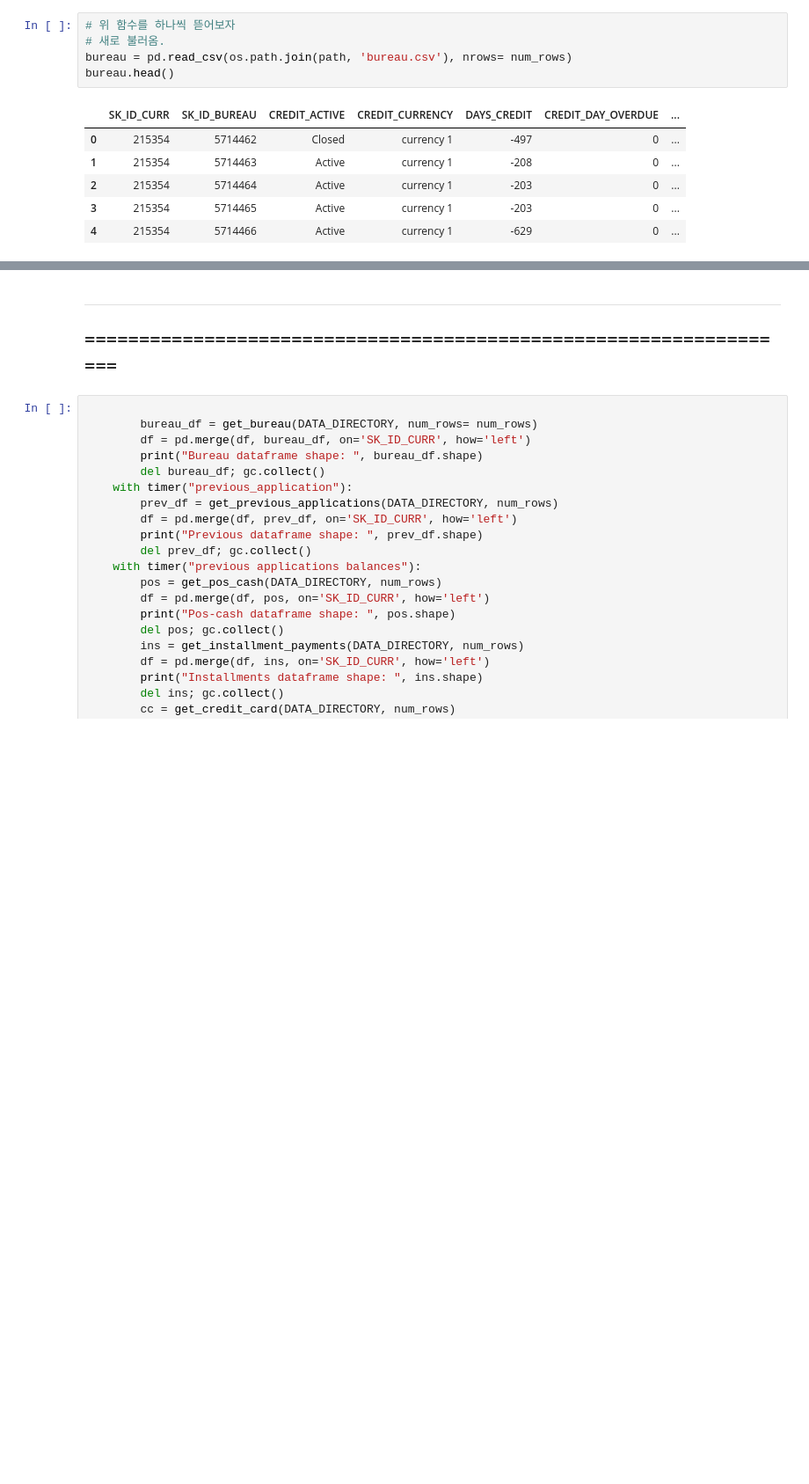
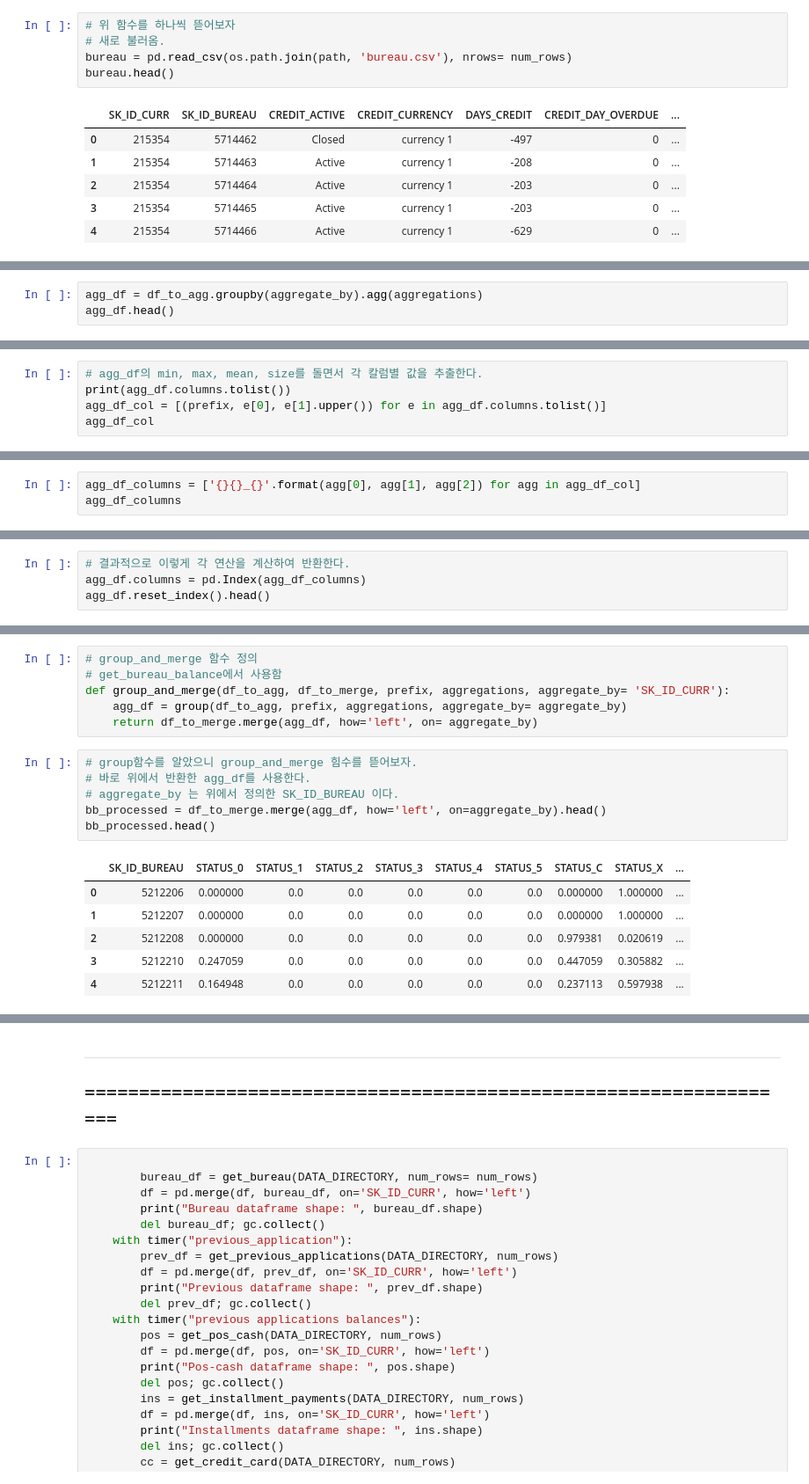
Before and after one commit to ecjang/pages, a Jupyter notebook: Kaggle/003_MultiClass_Classification_HomeCredit_LightGBM_7th.ipynb, the cells around one changed output, grey strips where cells are left out. Shown: that part at 88% size. Cells and saved outputs as stored; diff of their text form; blank space fills up the shorter version.

```diff
--- a/Kaggle/003_MultiClass_Classification_HomeCredit_LightGBM_7th.ipynb
+++ b/Kaggle/003_MultiClass_Classification_HomeCredit_LightGBM_7th.ipynb
@@ -733,0 +845,3 @@ NameError: name 'get_bureau_balance' is not defined
+# %%
+agg_df = df_to_agg.groupby(aggregate_by).agg(aggregations)
+agg_df.head()
@@ -733,0 +857,5 @@ NameError: name 'get_bureau_balance' is not defined
+# %%
+# agg_df의 min, max, mean, size를 돌면서 각 칼럼별 값을 추출한다.
+print(agg_df.columns.tolist())
+agg_df_col = [(prefix, e[0], e[1].upper()) for e in agg_df.columns.tolist()]
+agg_df_col
@@ -733,0 +868,3 @@ NameError: name 'get_bureau_balance' is not defined
+# %%
+agg_df_columns = ['{}{}_{}'.format(agg[0], agg[1], agg[2]) for agg in agg_df_col]
+agg_df_columns
@@ -733,0 +876,4 @@ NameError: name 'get_bureau_balance' is not defined
+# %%
+# 결과적으로 이렇게 각 연산을 계산하여 반환한다.
+agg_df.columns = pd.Index(agg_df_columns)
+agg_df.reset_index().head()
@@ -733,0 +889,19 @@ NameError: name 'get_bureau_balance' is not defined
+# %%
+# group_and_merge 함수 정의
+# get_bureau_balance에서 사용함
+def group_and_merge(df_to_agg, df_to_merge, prefix, aggregations, aggregate_by= 'SK_ID_CURR'):
+    agg_df = group(df_to_agg, prefix, aggregations, aggregate_by= aggregate_by)
+    return df_to_merge.merge(agg_df, how='left', on= aggregate_by)
+# %%
+# group함수를 알았으니 group_and_merge 힘수를 뜯어보자.
+# 바로 위에서 반환한 agg_df를 사용한다.
+# aggregate_by 는 위에서 정의한 SK_ID_BUREAU 이다.
+bb_processed = df_to_merge.merge(agg_df, how='left', on=aggregate_by).head()
+bb_processed.head()
+# %% [output]
+|  | SK_ID_BUREAU | STATUS_0 | STATUS_1 | STATUS_2 | STATUS_3 | STATUS_4 | STATUS_5 | STATUS_C | STATUS_X | ... |
+| 0 | 5212206 | 0.000000 | 0.0 | 0.0 | 0.0 | 0.0 | 0.0 | 0.000000 | 1.000000 | ... |
+| 1 | 5212207 | 0.000000 | 0.0 | 0.0 | 0.0 | 0.0 | 0.0 | 0.000000 | 1.000000 | ... |
+| 2 | 5212208 | 0.000000 | 0.0 | 0.0 | 0.0 | 0.0 | 0.0 | 0.979381 | 0.020619 | ... |
+| 3 | 5212210 | 0.247059 | 0.0 | 0.0 | 0.0 | 0.0 | 0.0 | 0.447059 | 0.305882 | ... |
+| 4 | 5212211 | 0.164948 | 0.0 | 0.0 | 0.0 | 0.0 | 0.0 | 0.237113 | 0.597938 | ... |
```
Also changed, not shown: parts of 36 cells of this notebook.
